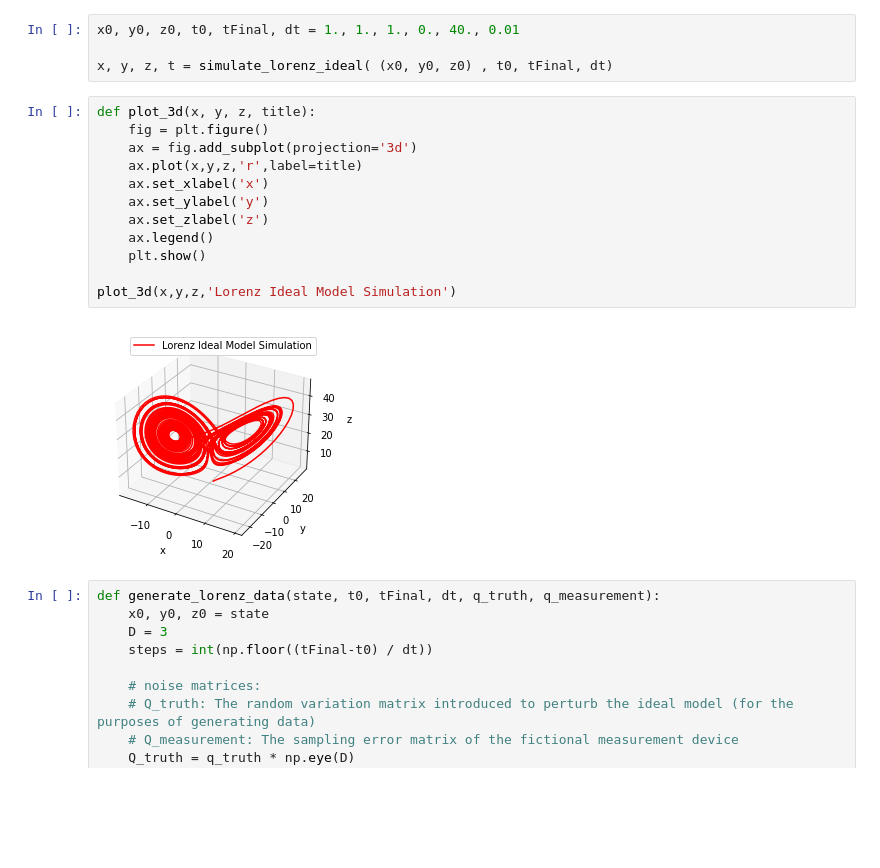
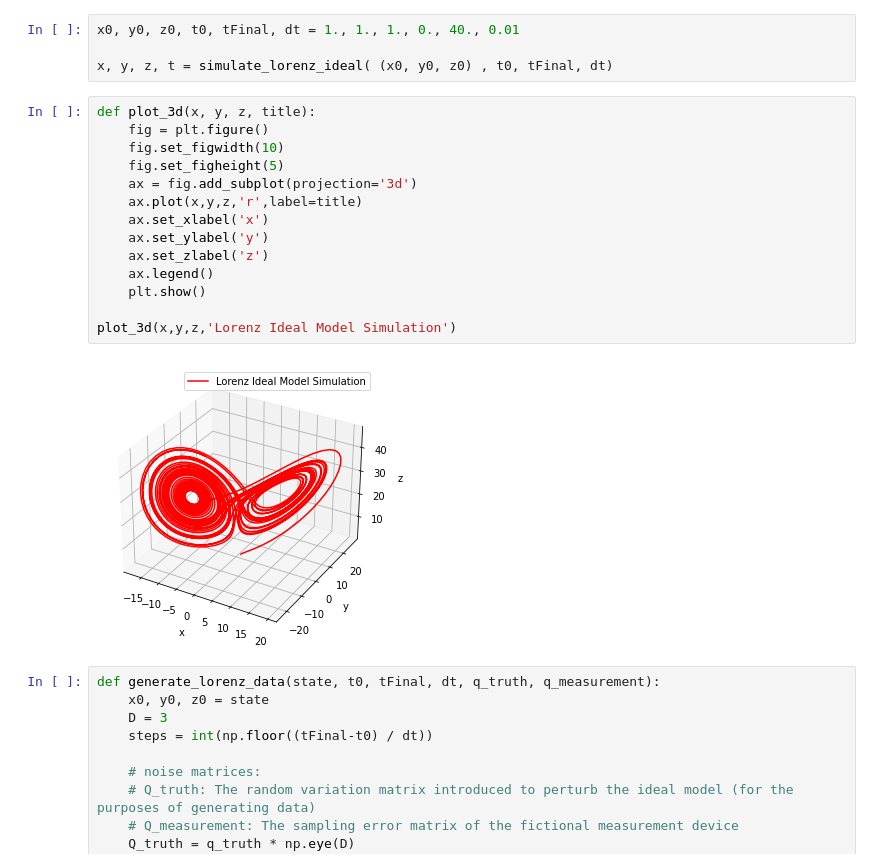
Before and after one commit to jace-kline/math582-miniproject4, a Jupyter notebook: solution.ipynb, the cells around one changed output. Cells and saved outputs as stored; diff of their text form; blank space fills up the shorter version.

```diff
--- a/solution.ipynb
+++ b/solution.ipynb
@@ -71,17 +77,19 @@ x, y, z, t = simulate_lorenz_ideal( (x0, y0, z0) , t0, tFinal, dt)
 # %%
 def plot_3d(x, y, z, title):
     fig = plt.figure()
+    fig.set_figwidth(10)
+    fig.set_figheight(5)
     ax = fig.add_subplot(projection='3d')
     ax.plot(x,y,z,'r',label=title)
     ax.set_xlabel('x')
     ax.set_ylabel('y')
     ax.set_zlabel('z')
     ax.legend()
     plt.show()
 
 plot_3d(x,y,z,'Lorenz Ideal Model Simulation')
 # %% [output]
-[figure, old version]
+[figure, new version]
 # %%
 def generate_lorenz_data(state, t0, tFinal, dt, q_truth, q_measurement):
     x0, y0, z0 = state
```
Also changed, not shown: parts of 12 cells of this notebook, 4 other files.
